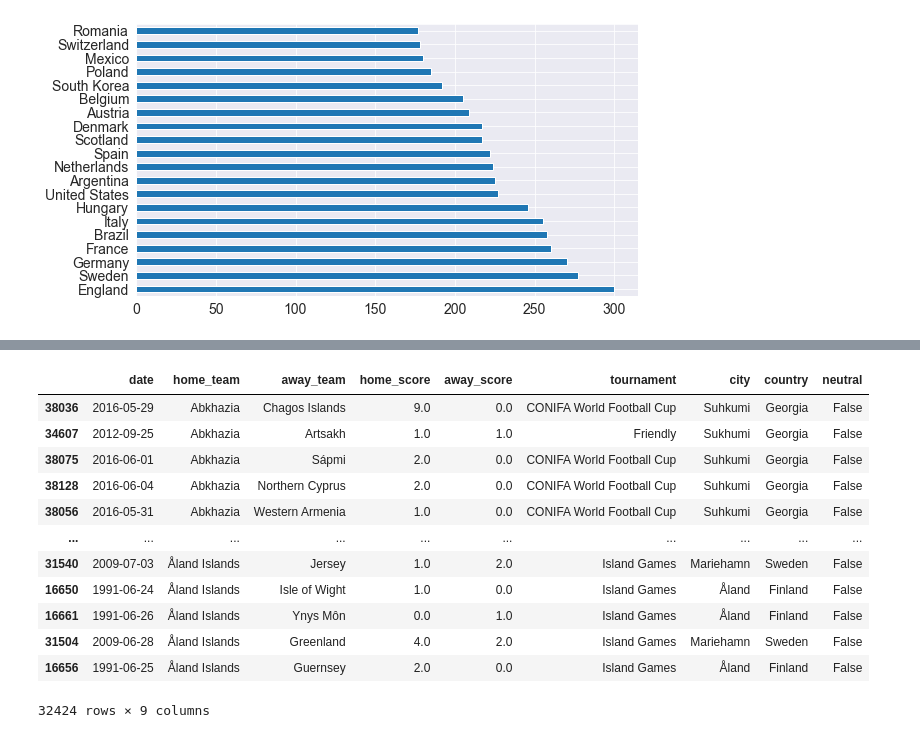
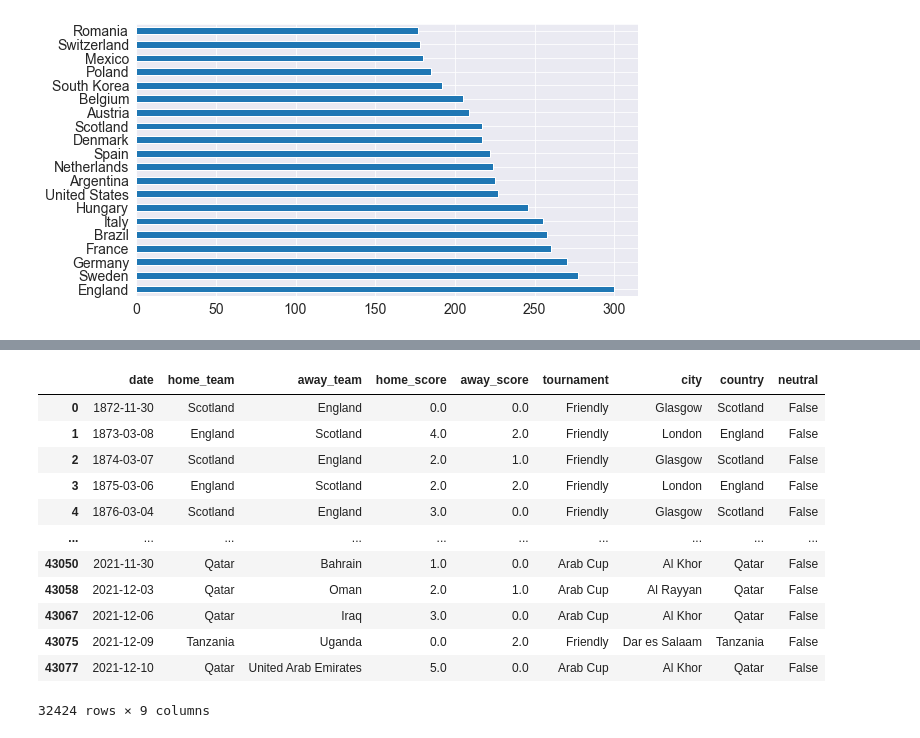
Before and after one commit to rshreemr12/ITL_football_EDA, a Jupyter notebook: football_eda.ipynb, the cells around one changed output, grey strips where cells are left out. Cells and saved outputs as stored; diff of their text form; code cells hidden in the pictures.

```diff
--- a/football_eda.ipynb
+++ b/football_eda.ipynb
@@ -199,19 +418,23 @@ fig.show()
 # %%
 #Focusing more on the Goals made in each game
-result_df.loc[result_df['neutral'] == False].sort_values(by = ['home_team'], ascending = True)
+
+# Looking at the df we are dealing with
+# result_df.loc[result_df['neutral'] == False].sort_values(by = ['home_team'], ascending = True)
+
+mask_non_neutral
 # %% [output]
 |  | date | home_team | away_team | home_score | away_score | tournament | city | country | neutral |
-| 38036 | 2016-05-29 | Abkhazia | Chagos Islands | 9.0 | 0.0 | CONIFA World Football Cup | Suhkumi | Georgia | False |
-| 34607 | 2012-09-25 | Abkhazia | Artsakh | 1.0 | 1.0 | Friendly | Sukhumi | Georgia | False |
-| 38075 | 2016-06-01 | Abkhazia | Sápmi | 2.0 | 0.0 | CONIFA World Football Cup | Suhkumi | Georgia | False |
-| 38128 | 2016-06-04 | Abkhazia | Northern Cyprus | 2.0 | 0.0 | CONIFA World Football Cup | Suhkumi | Georgia | False |
-| 38056 | 2016-05-31 | Abkhazia | Western Armenia | 1.0 | 0.0 | CONIFA World Football Cup | Suhkumi | Georgia | False |
+| 0 | 1872-11-30 | Scotland | England | 0.0 | 0.0 | Friendly | Glasgow | Scotland | False |
+| 1 | 1873-03-08 | England | Scotland | 4.0 | 2.0 | Friendly | London | England | False |
+| 2 | 1874-03-07 | Scotland | England | 2.0 | 1.0 | Friendly | Glasgow | Scotland | False |
+| 3 | 1875-03-06 | England | Scotland | 2.0 | 2.0 | Friendly | London | England | False |
+| 4 | 1876-03-04 | Scotland | England | 3.0 | 0.0 | Friendly | Glasgow | Scotland | False |
 | ... | ... | ... | ... | ... | ... | ... | ... | ... | ... |
-| 31540 | 2009-07-03 | Åland Islands | Jersey | 1.0 | 2.0 | Island Games | Mariehamn | Sweden | False |
-| 16650 | 1991-06-24 | Åland Islands | Isle of Wight | 1.0 | 0.0 | Island Games | Åland | Finland | False |
-| 16661 | 1991-06-26 | Åland Islands | Ynys Môn | 0.0 | 1.0 | Island Games | Åland | Finland | False |
-| 31504 | 2009-06-28 | Åland Islands | Greenland | 4.0 | 2.0 | Island Games | Mariehamn | Sweden | False |
-| 16656 | 1991-06-25 | Åland Islands | Guernsey | 2.0 | 0.0 | Island Games | Åland | Finland | False |
+| 43050 | 2021-11-30 | Qatar | Bahrain | 1.0 | 0.0 | Arab Cup | Al Khor | Qatar | False |
+| 43058 | 2021-12-03 | Qatar | Oman | 2.0 | 1.0 | Arab Cup | Al Rayyan | Qatar | False |
+| 43067 | 2021-12-06 | Qatar | Iraq | 3.0 | 0.0 | Arab Cup | Al Khor | Qatar | False |
+| 43075 | 2021-12-09 | Tanzania | Uganda | 0.0 | 2.0 | Friendly | Dar es Salaam | Tanzania | False |
+| 43077 | 2021-12-10 | Qatar | United Arab Emirates | 5.0 | 0.0 | Arab Cup | Al Khor | Qatar | False |
 32424 rows × 9 columns
 # %%
 # How many Goals have the teams made @ Home ground
```
Also changed, not shown: parts of 31 cells of this notebook.
